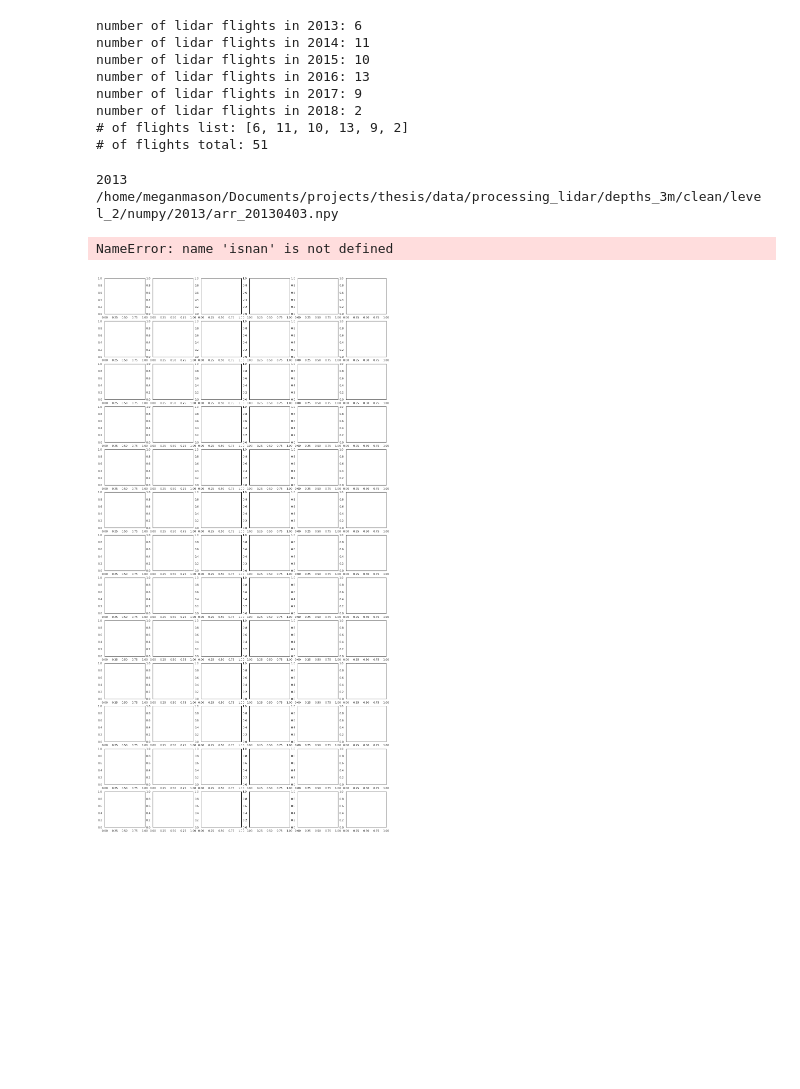
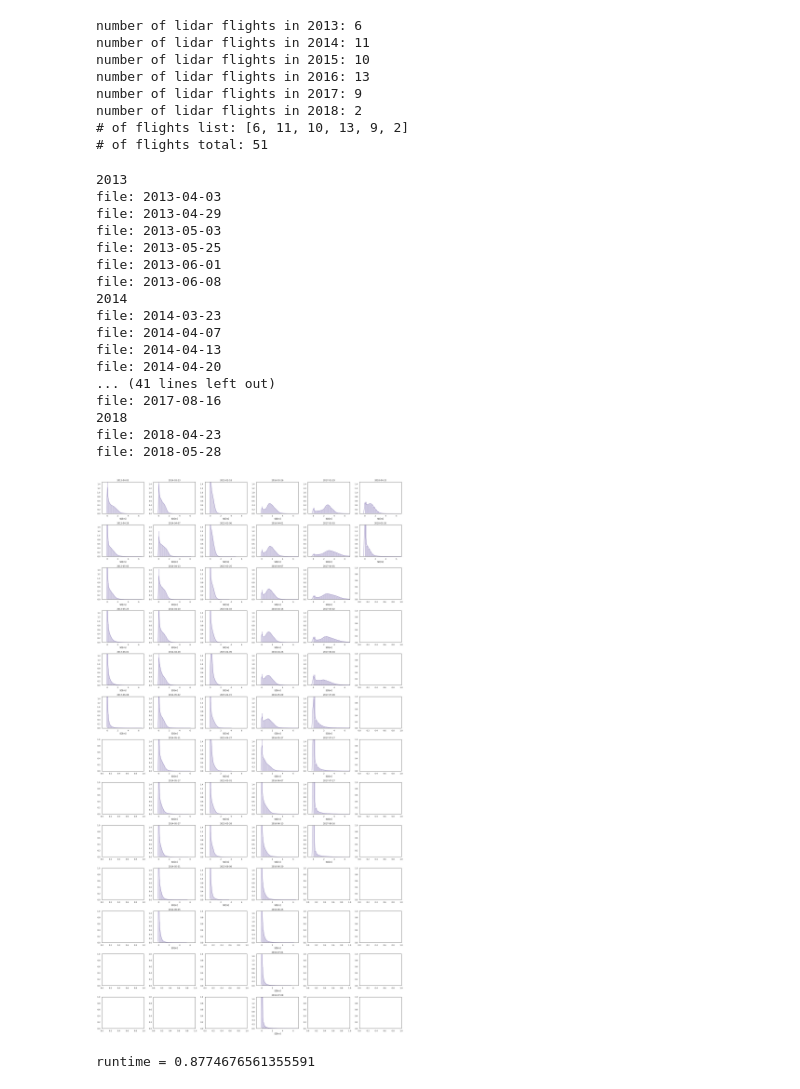
Before and after one commit to meganmason/scripts, a Jupyter notebook: kde.ipynb, the cells around one changed output. Drawn from its saved outputs; the diff is of its cells as text; code cells hidden in the pictures; blank space fills up the shorter version.

Commit message:
older commits, just getting up to date

```diff
--- a/kde.ipynb
+++ b/kde.ipynb
@@ -13,7 +14,8 @@ import time
 # %%
 # generate dictionary
 
-path='/home/meganmason/Documents/projects/thesis/data/processing_lidar/depths_3m/clean/level_2/numpy/{}/*.npy' #level_2 (1d array for sum stats)
+# path='/home/meganmason/Documents/projects/thesis/data/processing_lidar/depths_3m/clean/level_2/numpy/{}/*.npy' #level_2 (1d array for sum stats)
+path='/home/meganmason/Documents/projects/thesis/data/processing_lidar/depths_50m/clean/level_2/{}/*.npy'
 
 start = 2013; end = 2018
 years = range(start, end+1)
@@ -45,26 +81,66 @@ number of lidar flights in 2018: 2
 # %%
 # numpy to dataframe
 #and plot it
 
-fig, axs=plt.subplots(nrows=max(num_flights),ncols=len(years), figsize = (20, 40)) #print(axs.shape)
+#GOOOD - just takes forever since it computes kde on the fly
+t=time.time()
+
+fig, axs=plt.subplots(nrows=max(num_flights),ncols=len(years), figsize = (25, 45)) #print(axs.shape)
 sns.set(style="white", palette="deep", color_codes=True)
 
 
-for year in years: #loops each year
+for i, year in enumerate(years): #loops each year
     print(year)
     flist = glob.glob(path.format(year))
 
-    for f in sorted(flist):
-        print(f)
+    for j,f in enumerate(sorted(flist)):
+#         print(f)
 
+        #title info (i.e date)
+        dt_str = f.split("/")[-1] #splits on / and saves the last one
+        dt_str = "".join([c for c in dt_str if c.isnumeric()]) #grabs numeric values
+        dt = pd.to_datetime(dt_str) #convert to datetime
+        print('file:',dt.date())
+
+        #data
         a=np.load(f) #load data array (from the numpy dir)
-        df = pd.DataFrame(data=a.flatten(), columns=['SD[m]'], dtype=np.float)
-        df=df[~isnan]
-        for col in df:
-            sns.kdeplot(df[col], shade=True)
+        df = pd.DataFrame(data=a.flatten(), columns=['SD[m]']) #, dtype=np.float)
+        df=df.dropna()
+#         for col in df:
+#             kde=sns.kdeplot(df[col[:100]], shade=True , ax=axs[j,i], legend=False)
+#             sns.xlim(0,10)
+
+        # plot
+#         kde=sns.kdeplot(df['SD[m]'], gridsize=100, shade=True ,color='g', ax=axs[j,i], legend=False) #df['SD[m]'][:100]
+        dist=sns.distplot(df['SD[m]'], bins=50, hist=True, color='m', ax=axs[j,i], axlabel=None)
+        axs[j,i].set_xlim([-1,7])
+        axs[j,i].set_ylim([0,1.5])
+        axs[j,i].set_title(dt.date())
+
+
+plt.tight_layout()
+fig.savefig('/home/meganmason/Documents/projects/thesis/analysis/scripts/figs/hist_columns_50m.png', dpi=300, orientation='portrait')
 plt.show()
+
+tt=time.time()
+print('runtime =', (tt-t)/60)
 # %% [output]
 2013
-/home/meganmason/Documents/projects/thesis/data/processing_lidar/depths_3m/clean/level_2/numpy/2013/arr_20130403.npy
+file: 2013-04-03
+file: 2013-04-29
+file: 2013-05-03
+file: 2013-05-25
+file: 2013-06-01
+file: 2013-06-08
+2014
+file: 2014-03-23
+file: 2014-04-07
+file: 2014-04-13
+file: 2014-04-20
+... (41 lines left out)
+file: 2017-08-16
+2018
+file: 2018-04-23
+file: 2018-05-28
+[figure, new version]
-NameError: name 'isnan' is not defined
+runtime = 0.8774676561355591
-[figure, old version]
```
Also changed, not shown: parts of 3 cells of this notebook, 3 other files.
